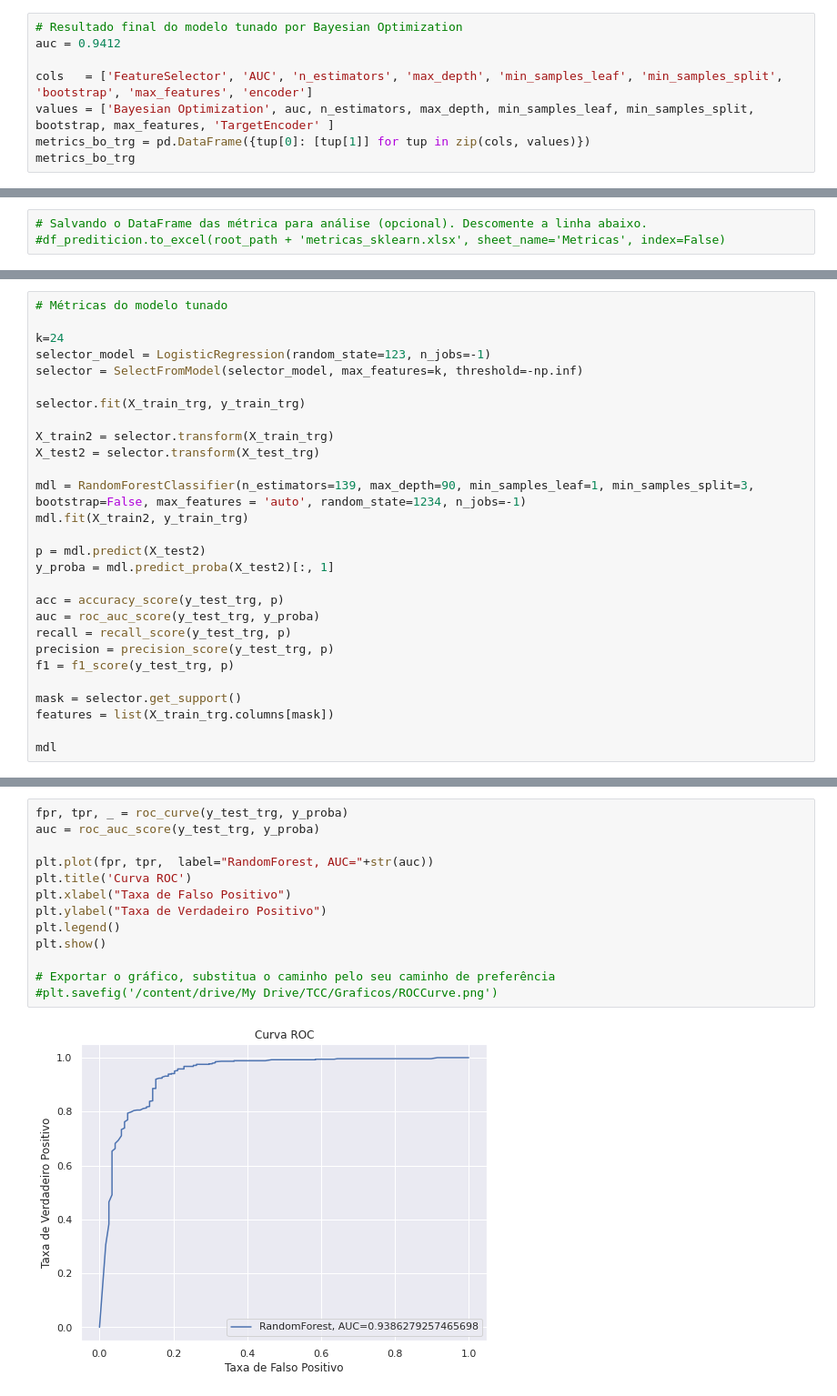
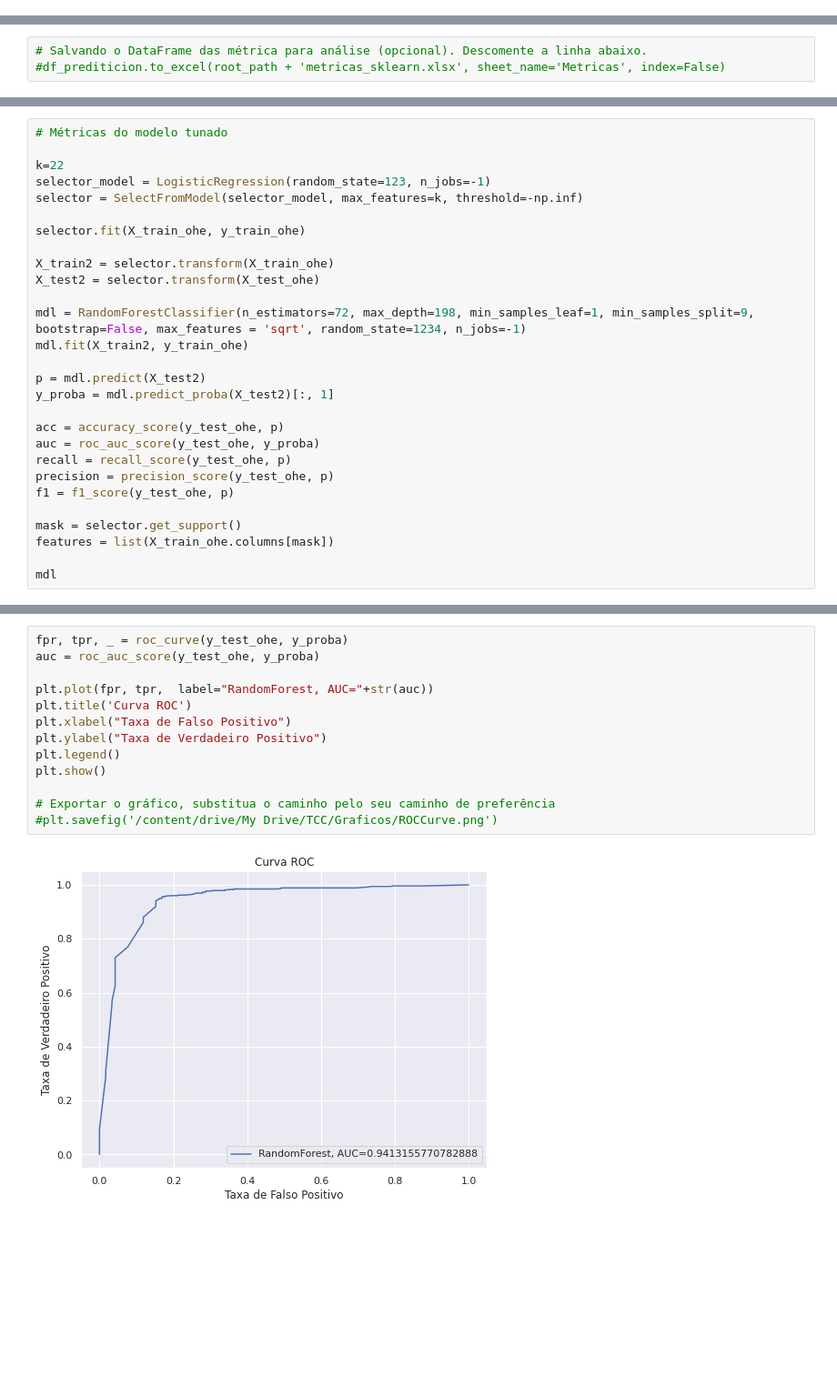
Before and after one commit to rmendesl/TCC, a Jupyter notebook: 04_CreateModelScikit_learn.ipynb, the cells around one changed output, grey strips where cells are left out. Shown at 91% size. Cells and saved outputs as stored; diff of their text form; blank space fills up the shorter version.

```diff
--- a/04_CreateModelScikit_learn.ipynb
+++ b/04_CreateModelScikit_learn.ipynb
@@ -676,8 +458,0 @@ n_estimators, max_depth, min_samples_leaf, min_samples_split, bootstrap, max_fea
-# %%
-# Resultado final do modelo tunado por Bayesian Optimization
-auc = 0.9412
-
-cols   = ['FeatureSelector', 'AUC', 'n_estimators', 'max_depth', 'min_samples_leaf', 'min_samples_split', 'bootstrap', 'max_features', 'encoder']
-values = ['Bayesian Optimization', auc, n_estimators, max_depth, min_samples_leaf, min_samples_split, bootstrap, max_features, 'TargetEncoder' ]
-metrics_bo_trg = pd.DataFrame({tup[0]: [tup[1]] for tup in zip(cols, values)})
-metrics_bo_trg
@@ -1077,29 +869,29 @@ list(df_filter2['Features'])
 # %%
 # Métricas do modelo tunado
 
-k=24
+k=22
 selector_model = LogisticRegression(random_state=123, n_jobs=-1)
 selector = SelectFromModel(selector_model, max_features=k, threshold=-np.inf)
 
-selector.fit(X_train_trg, y_train_trg)
+selector.fit(X_train_ohe, y_train_ohe)
 
-X_train2 = selector.transform(X_train_trg)
-X_test2 = selector.transform(X_test_trg)
+X_train2 = selector.transform(X_train_ohe)
+X_test2 = selector.transform(X_test_ohe)
 
-mdl = RandomForestClassifier(n_estimators=139, max_depth=90, min_samples_leaf=1, min_samples_split=3, bootstrap=False, max_features = 'auto', random_state=1234, n_jobs=-1)
-mdl.fit(X_train2, y_train_trg)
+mdl = RandomForestClassifier(n_estimators=72, max_depth=198, min_samples_leaf=1, min_samples_split=9, bootstrap=False, max_features = 'sqrt', random_state=1234, n_jobs=-1)
+mdl.fit(X_train2, y_train_ohe)
 
 p = mdl.predict(X_test2)
 y_proba = mdl.predict_proba(X_test2)[:, 1]
 
-acc = accuracy_score(y_test_trg, p)
-auc = roc_auc_score(y_test_trg, y_proba)
-recall = recall_score(y_test_trg, p)
-precision = precision_score(y_test_trg, p)
-f1 = f1_score(y_test_trg, p)
+acc = accuracy_score(y_test_ohe, p)
+auc = roc_auc_score(y_test_ohe, y_proba)
+recall = recall_score(y_test_ohe, p)
+precision = precision_score(y_test_ohe, p)
+f1 = f1_score(y_test_ohe, p)
 
 mask = selector.get_support()
-features = list(X_train_trg.columns[mask])
+features = list(X_train_ohe.columns[mask])
 
 mdl
 # %% [output]
@@ -1168,18 +960,18 @@ plot.set_ylabel('Features')
 # %%
-fpr, tpr, _ = roc_curve(y_test_trg, y_proba)
-auc = roc_auc_score(y_test_trg, y_proba)
+fpr, tpr, _ = roc_curve(y_test_ohe, y_proba)
+auc = roc_auc_score(y_test_ohe, y_proba)
 
 plt.plot(fpr, tpr,  label="RandomForest, AUC="+str(auc))
 plt.title('Curva ROC')
 plt.xlabel("Taxa de Falso Positivo")
 plt.ylabel("Taxa de Verdadeiro Positivo")
 plt.legend()
 plt.show()
 
 # Exportar o gráfico, substitua o caminho pelo seu caminho de preferência
 #plt.savefig('/content/drive/My Drive/TCC/Graficos/ROCCurve.png')
 # %% [output]
-[figure, old version]
+[figure, new version]
 <Figure size 576x432 with 0 Axes>
 # %%
 fig, axs = plt.subplots(figsize=(10, 8), ncols=1)
```
Also changed, not shown: parts of 69 cells of this notebook.
